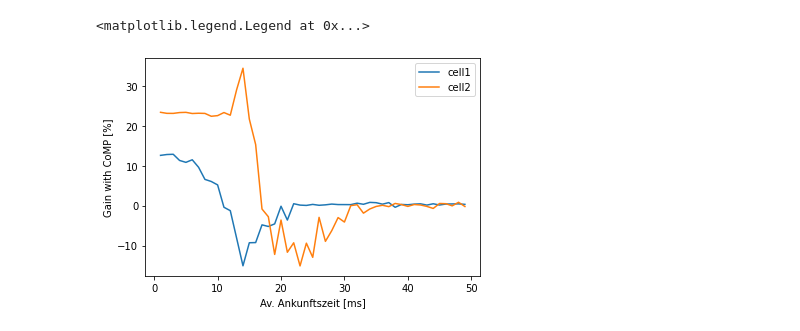
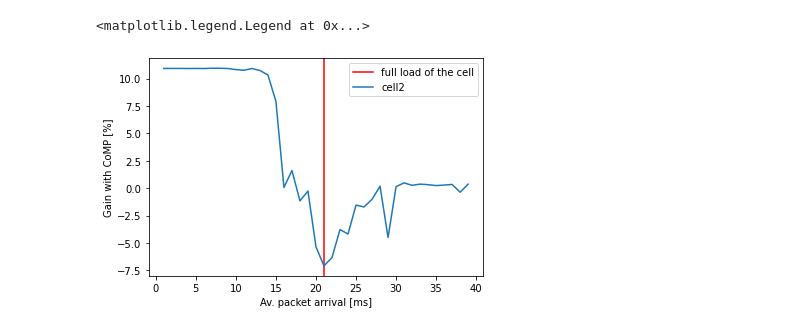
Before and after one commit to CarolineZoll/EDS, a Jupyter notebook: CoMP_RealData-Stoch.ipynb, the cells around one changed output. Saved outputs shown, nothing was run; the diff lists cells and outputs as text; code cells hidden in the pictures.

```diff
--- a/CoMP_RealData-Stoch.ipynb
+++ b/CoMP_RealData-Stoch.ipynb
@@ -19,11 +19,12 @@ cluster=[775,133]
 # %%
 max_prb=50
 ue_nr=10
-metric=[1,1]
+
+
 size=4000
 env=simpy.Environment()
 ue_dict=eds.df_to_ue_lists(df,cluster,6,env)
 ue_dict_red2,ue_all=eds.get_user_from_cluster(ue_dict,cluster)
-prb_number_comp=37
+prb_number_comp=20
 prb_number_normal=max_prb-prb_number_comp
 # %%
@@ -118,10 +145,10 @@ array([<eds.ue object at 0x...>,
 # %%
-plt.plot(ran,l,label='cell1')
+plt.axvline(x=ran[20], color='red', label='full load of the cell')
 plt.plot(ran,l2,label='cell2')
 #plt.plot(ran,(l2+l)/2,label='av')
-plt.xlabel('Av. Ankunftszeit [ms]')
+plt.xlabel('Av. packet arrival [ms]')
 plt.ylabel('Gain with CoMP [%]')
 plt.legend(loc='upper right')
 # %% [output]
 <matplotlib.legend.Legend at 0x...>
-[figure, old version]
+[figure, new version]
```
Also changed, not shown: parts of 13 cells of this notebook, 3 other files.
